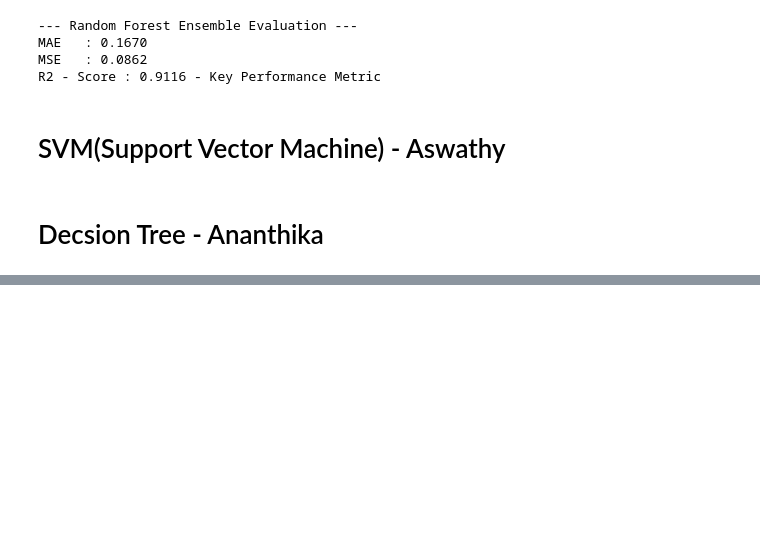
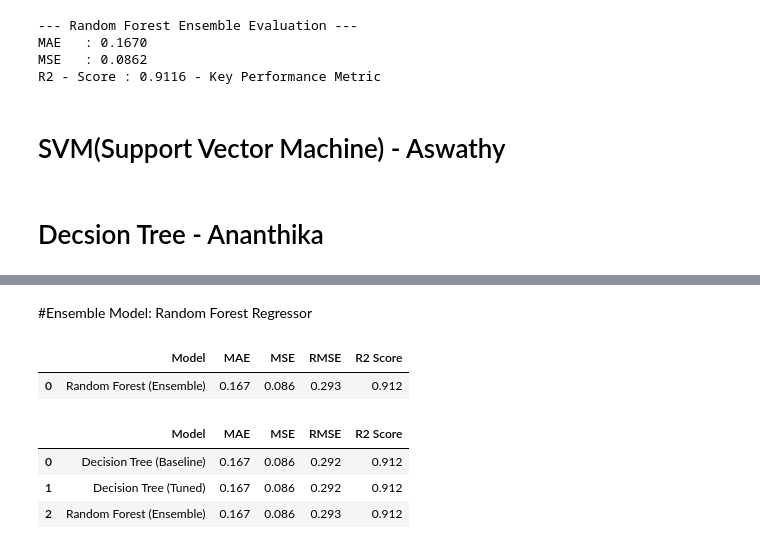
Before and after one commit to AlvinManoj05/Data-Preprocessing-Project, a Jupyter notebook: Data_Processing_Group_Assignment.ipynb, the cells around one changed output, grey strips where cells are left out. Cells and saved outputs as stored; diff of their text form; code cells hidden in the pictures; blank space fills up the shorter version.

```diff
--- a/Data_Processing_Group_Assignment.ipynb
+++ b/Data_Processing_Group_Assignment.ipynb
@@ -569,0 +660,26 @@ X_scaled
+# %%
+param_grid = {
+    "max_depth": [None, 5, 10, 15, 20],
+    "min_samples_split": [2, 5, 10],
+    "min_samples_leaf": [1, 2, 4],
+    "criterion": ["squared_error", "friedman_mse"]
+}
+
+grid_search = GridSearchCV(
+    estimator=DecisionTreeRegressor(random_state=42),
+    param_grid=param_grid,
+    cv=cv,
+    scoring="neg_mean_squared_error",
+    n_jobs=-1,
+    verbose=1
+)
+grid_search.fit(X_train, y_train)
+
+best_dt_model = grid_search.best_estimator_
+print("Best hyperparameters:", grid_search.best_params_)
+print("Best mean CV RMSE:", round(np.sqrt(-grid_search.best_score_), 3))
+
+# Final evaluation on hold-out test set
+y_pred_tuned_dt = best_dt_model.predict(X_test)
+tuned_results = evaluate_regression("Decision Tree (Tuned)", y_test, y_pred_tuned_dt)
+display(pd.DataFrame([tuned_results]).round(3))
@@ -569,0 +692,29 @@ X_scaled
+# %% [markdown]
+#Ensemble Model: Random Forest Regressor
+# %%
+# Random Forest ensemble trained on the same training set
+rf_model = RandomForestRegressor(
+    n_estimators=200,
+    max_depth=None,
+    min_samples_split=2,
+    min_samples_leaf=1,
+    random_state=42,
+    n_jobs=-1
+)
+rf_model.fit(X_train, y_train)
+y_pred_rf = rf_model.predict(X_test)
+
+rf_results = evaluate_regression("Random Forest (Ensemble)", y_test, y_pred_rf)
+display(pd.DataFrame([rf_results]).round(3))
+# %% [output]
+|  | Model | MAE | MSE | RMSE | R2 Score |
+| 0 | Random Forest (Ensemble) | 0.167 | 0.086 | 0.293 | 0.912 |
+# %%
+# Direct comparison on identical test data
+comparison = pd.DataFrame([baseline_results, tuned_results, rf_results])
+display(comparison.round(3).sort_values("RMSE"))
+# %% [output]
+|  | Model | MAE | MSE | RMSE | R2 Score |
+| 0 | Decision Tree (Baseline) | 0.167 | 0.086 | 0.292 | 0.912 |
+| 1 | Decision Tree (Tuned) | 0.167 | 0.086 | 0.292 | 0.912 |
+| 2 | Random Forest (Ensemble) | 0.167 | 0.086 | 0.293 | 0.912 |
```
Also changed, not shown: parts of 14 cells of this notebook.
